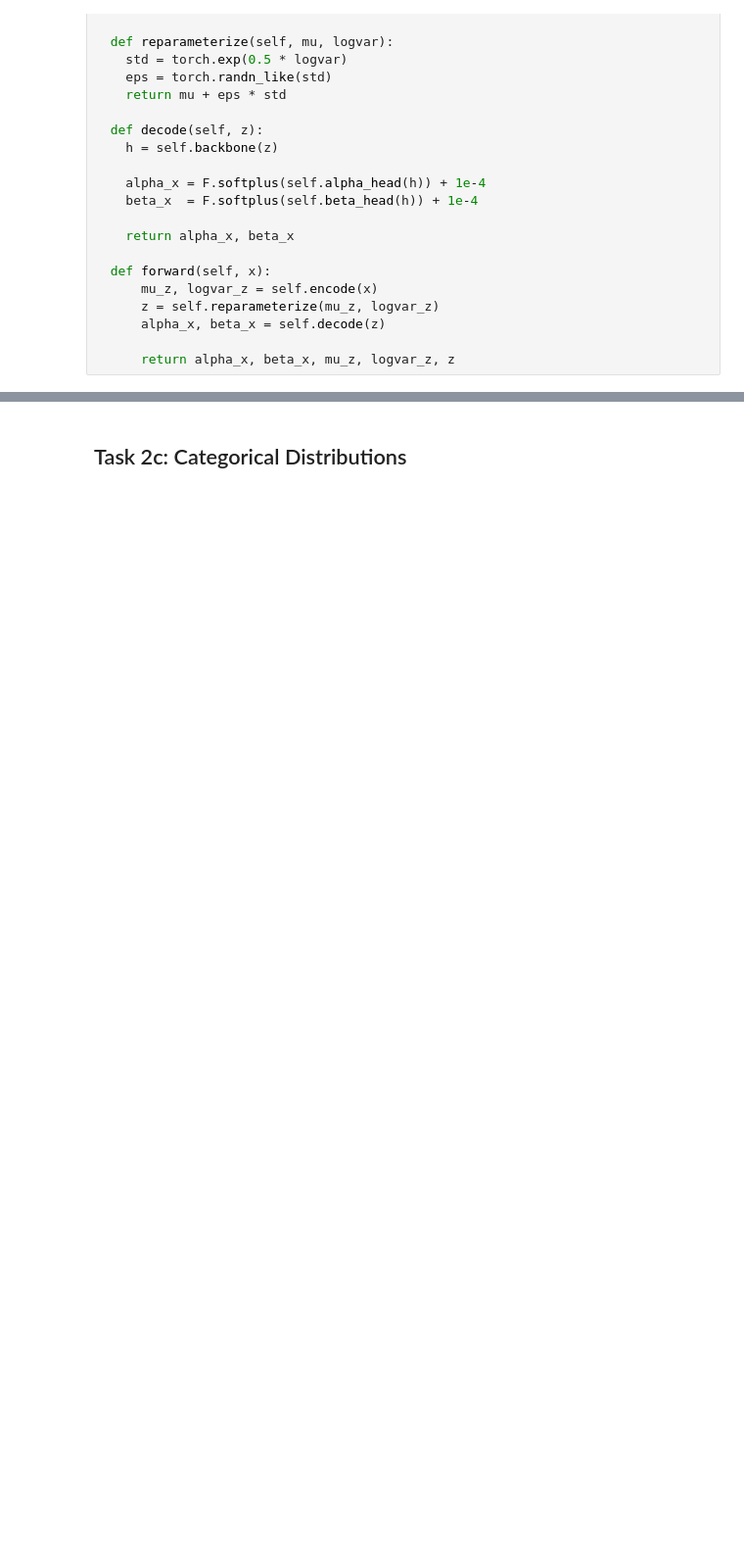
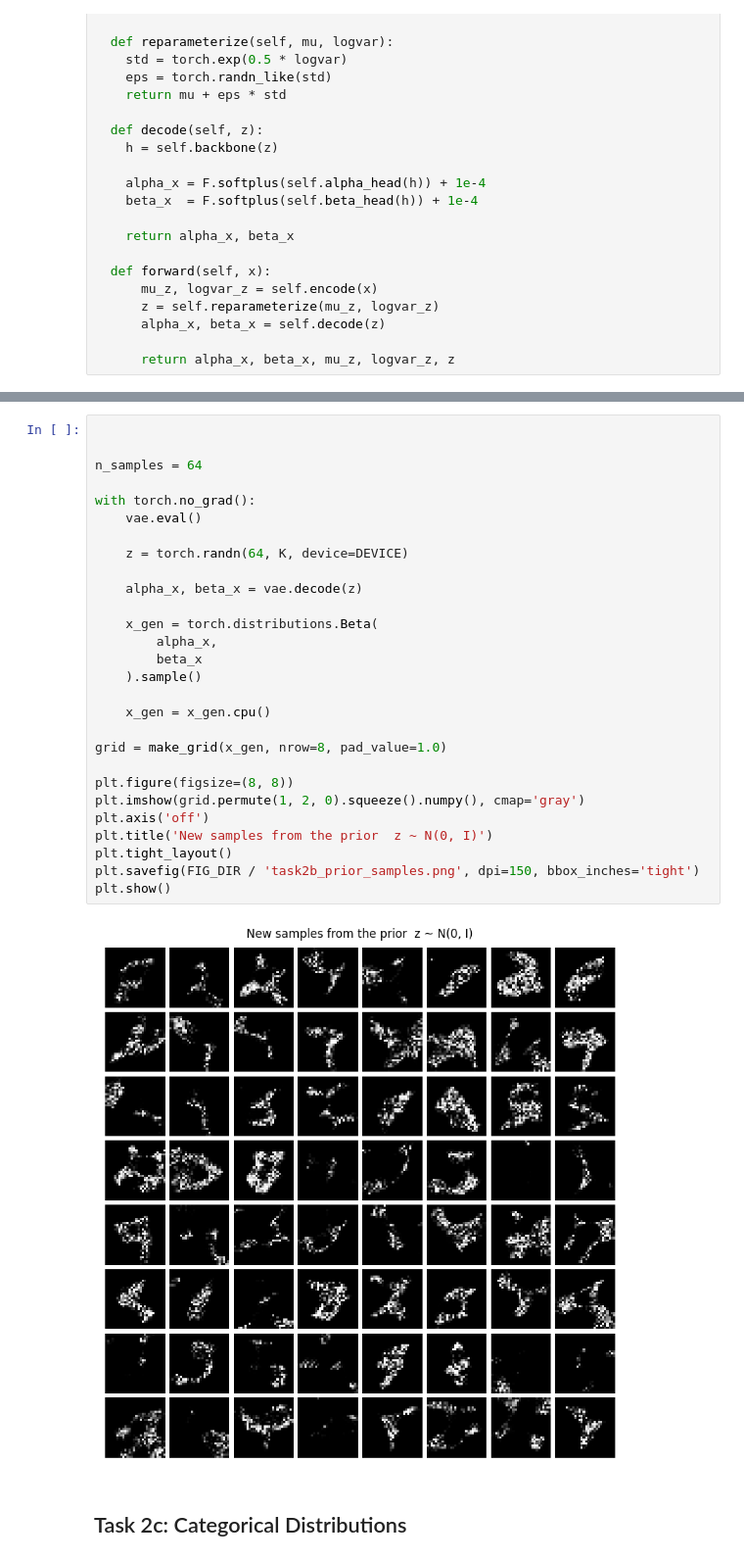
Before and after one commit to keanuLAP/GenAI-homework, a Jupyter notebook: Assignment3.ipynb, the cells around one changed output, grey strips where cells are left out. Shown at 98% size. Drawn from its saved outputs; the diff is of its cells as text; blank space fills up the shorter version.

Commit message:
Task 2 finished

```diff
--- a/Assignment3.ipynb
+++ b/Assignment3.ipynb
@@ -649,3 +651,33 @@ plt.show()
+# %%
+
+
+n_samples = 64
+
+with torch.no_grad():
+    vae.eval()
+
+    z = torch.randn(64, K, device=DEVICE)
+
+    alpha_x, beta_x = vae.decode(z)
+
+    x_gen = torch.distributions.Beta(
+        alpha_x,
+        beta_x
+    ).sample()
+
+    x_gen = x_gen.cpu()
+
+grid = make_grid(x_gen, nrow=8, pad_value=1.0)
+
+plt.figure(figsize=(8, 8))
+plt.imshow(grid.permute(1, 2, 0).squeeze().numpy(), cmap='gray')
+plt.axis('off')
+plt.title('New samples from the prior  z ~ N(0, I)')
+plt.tight_layout()
+plt.savefig(FIG_DIR / 'task2b_prior_samples.png', dpi=150, bbox_inches='tight')
+plt.show()
+# %% [output]
+[figure, added]
 # %% [markdown]
 ## Task 2c: Categorical Distributions
 # %%
```
Also changed, not shown: parts of 13 cells of this notebook.
